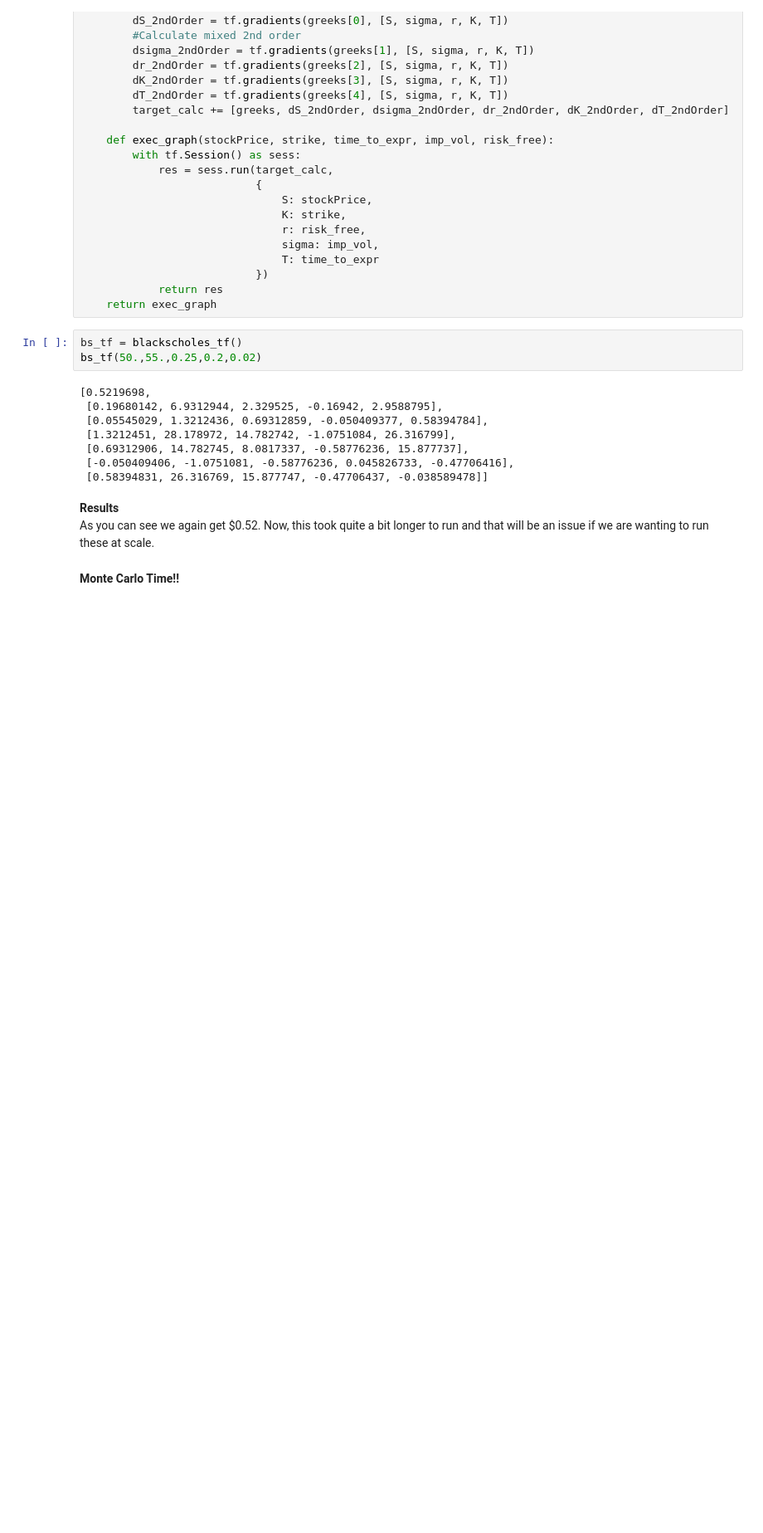
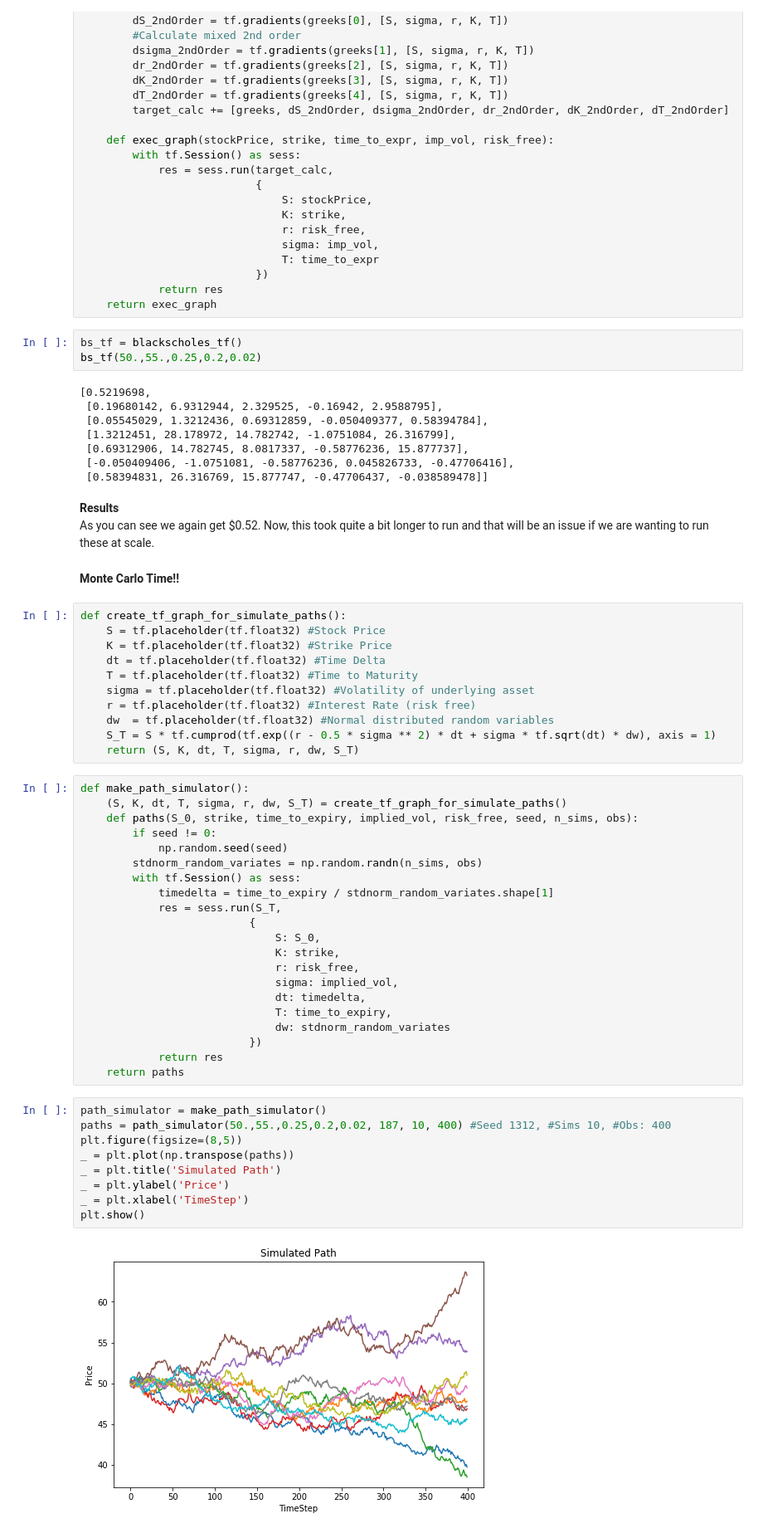
Before and after one commit to ehennis/Blog, a Jupyter notebook: BlackScholes/MonteCarloBlackScholes.ipynb, the cells around one changed output. Shown at 83% size. Drawn from its saved outputs; the diff is of its cells as text; blank space fills up the shorter version.

```diff
--- a/BlackScholes/MonteCarloBlackScholes.ipynb
+++ b/BlackScholes/MonteCarloBlackScholes.ipynb
@@ -127,3 +128,46 @@ bs_tf(50.,55.,0.25,0.2,0.02)
 As you can see we again get \$0.52. Now, this took quite a bit longer to run and that will be an issue if we are wanting to run these at scale.
 # %% [markdown]
 **Monte Carlo Time!!**
+# %%
+def create_tf_graph_for_simulate_paths():
+    S = tf.placeholder(tf.float32) #Stock Price
+    K = tf.placeholder(tf.float32) #Strike Price
+    dt = tf.placeholder(tf.float32) #Time Delta
+    T = tf.placeholder(tf.float32) #Time to Maturity
+    sigma = tf.placeholder(tf.float32) #Volatility of underlying asset
+    r = tf.placeholder(tf.float32) #Interest Rate (risk free)
+    dw  = tf.placeholder(tf.float32) #Normal distributed random variables
+    S_T = S * tf.cumprod(tf.exp((r - 0.5 * sigma ** 2) * dt + sigma * tf.sqrt(dt) * dw), axis = 1)
+    return (S, K, dt, T, sigma, r, dw, S_T)
+# %%
+def make_path_simulator():
+    (S, K, dt, T, sigma, r, dw, S_T) = create_tf_graph_for_simulate_paths()
+    def paths(S_0, strike, time_to_expiry, implied_vol, risk_free, seed, n_sims, obs):
+        if seed != 0:
+            np.random.seed(seed)
+        stdnorm_random_variates = np.random.randn(n_sims, obs)
+        with tf.Session() as sess:
+            timedelta = time_to_expiry / stdnorm_random_variates.shape[1]
+            res = sess.run(S_T,
+                          {
+                              S: S_0,
+                              K: strike,
+                              r: risk_free,
+                              sigma: implied_vol,
+                              dt: timedelta,
+                              T: time_to_expiry,
+                              dw: stdnorm_random_variates
+                          })
+            return res
+    return paths
+# %%
+path_simulator = make_path_simulator()
+paths = path_simulator(50.,55.,0.25,0.2,0.02, 187, 10, 400) #Seed 1312, #Sims 10, #Obs: 400
+plt.figure(figsize=(8,5))
+_ = plt.plot(np.transpose(paths))
+_ = plt.title('Simulated Path')
+_ = plt.ylabel('Price')
+_ = plt.xlabel('TimeStep')
+plt.show()
+# %% [output]
+[figure, added]
```
Also changed, not shown: parts of 6 cells of this notebook.
